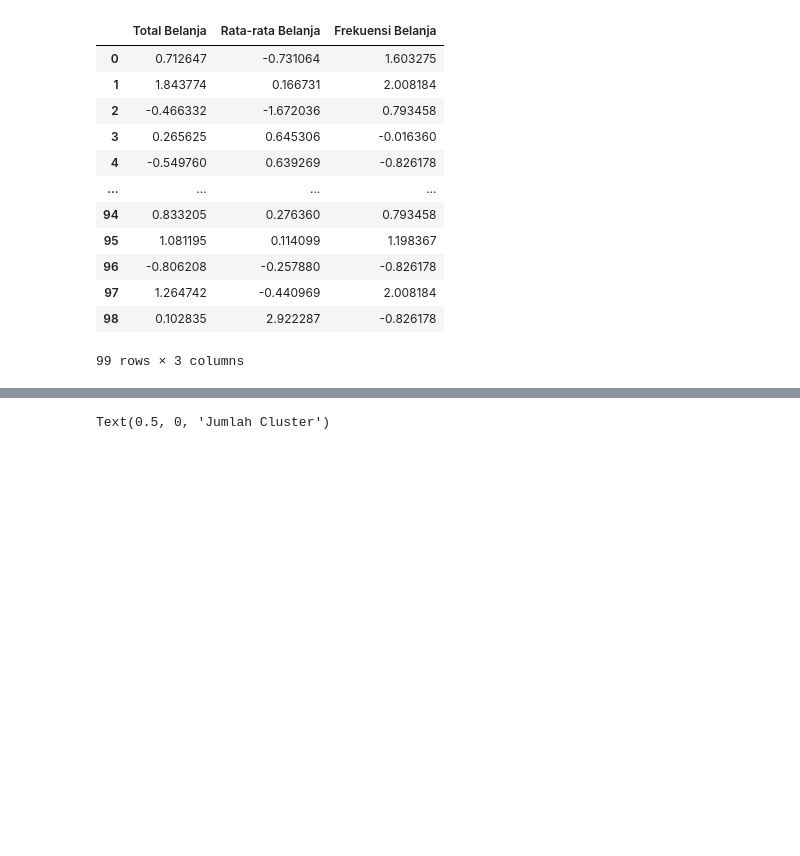
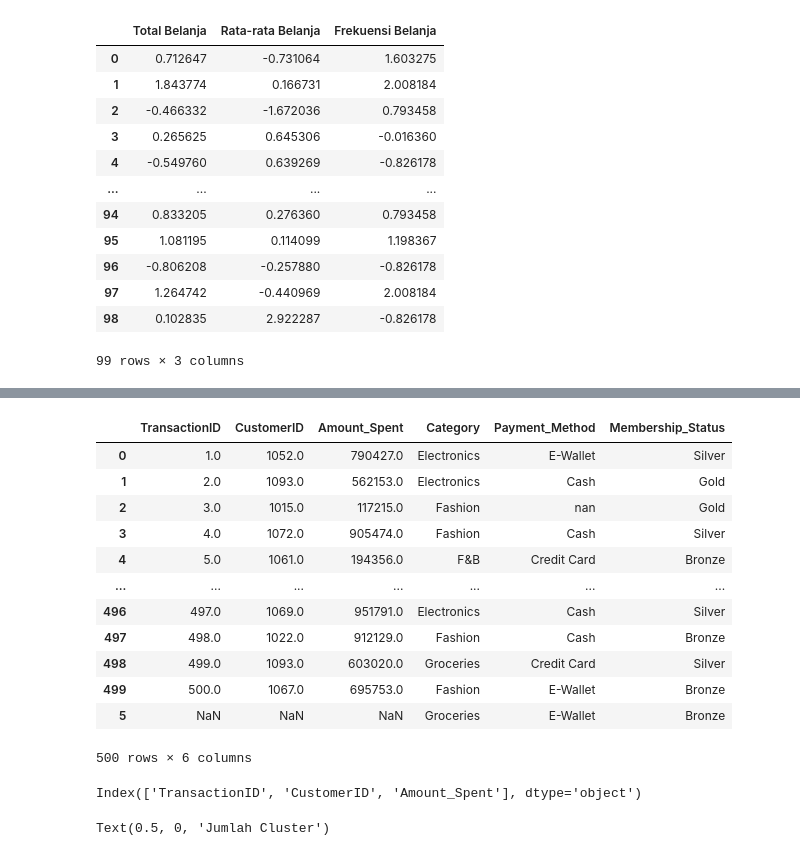
Before and after one commit to rezzz59/STUPEN, a Jupyter notebook: KELAS/studi_kasus/mall_custumer_segmentaion.ipynb, the cells around one changed output, grey strips where cells are left out. Saved outputs shown, nothing was run; the diff lists cells and outputs as text; code cells hidden in the pictures; blank space fills up the shorter version.

```diff
--- a/KELAS/studi_kasus/mall_custumer_segmentaion.ipynb
+++ b/KELAS/studi_kasus/mall_custumer_segmentaion.ipynb
@@ -274,3 +290,5 @@ x_scaled_df
 | 97 | 1.264742 | -0.440969 | 2.008184 |
 | 98 | 0.102835 | 2.922287 | -0.826178 |
 99 rows × 3 columns
+# %%
+categorical = df_raw.select_dtypes('object')
@@ -277,3 +309,24 @@ x_scaled_df
+# %%
+df = pd.concat([numeric_features, categorical], axis=1)
+df
+# %% [output]
+|  | TransactionID | CustomerID | Amount_Spent | Category | Payment_Method | Membership_Status |
+| 0 | 1.0 | 1052.0 | 790427.0 | Electronics | E-Wallet | Silver |
+| 1 | 2.0 | 1093.0 | 562153.0 | Electronics | Cash | Gold |
+| 2 | 3.0 | 1015.0 | 117215.0 | Fashion | nan | Gold |
+| 3 | 4.0 | 1072.0 | 905474.0 | Fashion | Cash | Silver |
+| 4 | 5.0 | 1061.0 | 194356.0 | F&B | Credit Card | Bronze |
+| ... | ... | ... | ... | ... | ... | ... |
+| 496 | 497.0 | 1069.0 | 951791.0 | Electronics | Cash | Silver |
+| 497 | 498.0 | 1022.0 | 912129.0 | Fashion | Cash | Bronze |
+| 498 | 499.0 | 1093.0 | 603020.0 | Groceries | Credit Card | Silver |
+| 499 | 500.0 | 1067.0 | 695753.0 | Fashion | E-Wallet | Bronze |
+| 5 | NaN | NaN | NaN | Groceries | E-Wallet | Bronze |
+500 rows × 6 columns
+# %%
+df
+# %% [output]
+Index(['TransactionID', 'CustomerID', 'Amount_Spent'], dtype='object')
 # %%
 from sklearn.cluster import KMeans
 
```
Also changed, not shown: parts of 5 cells of this notebook.
